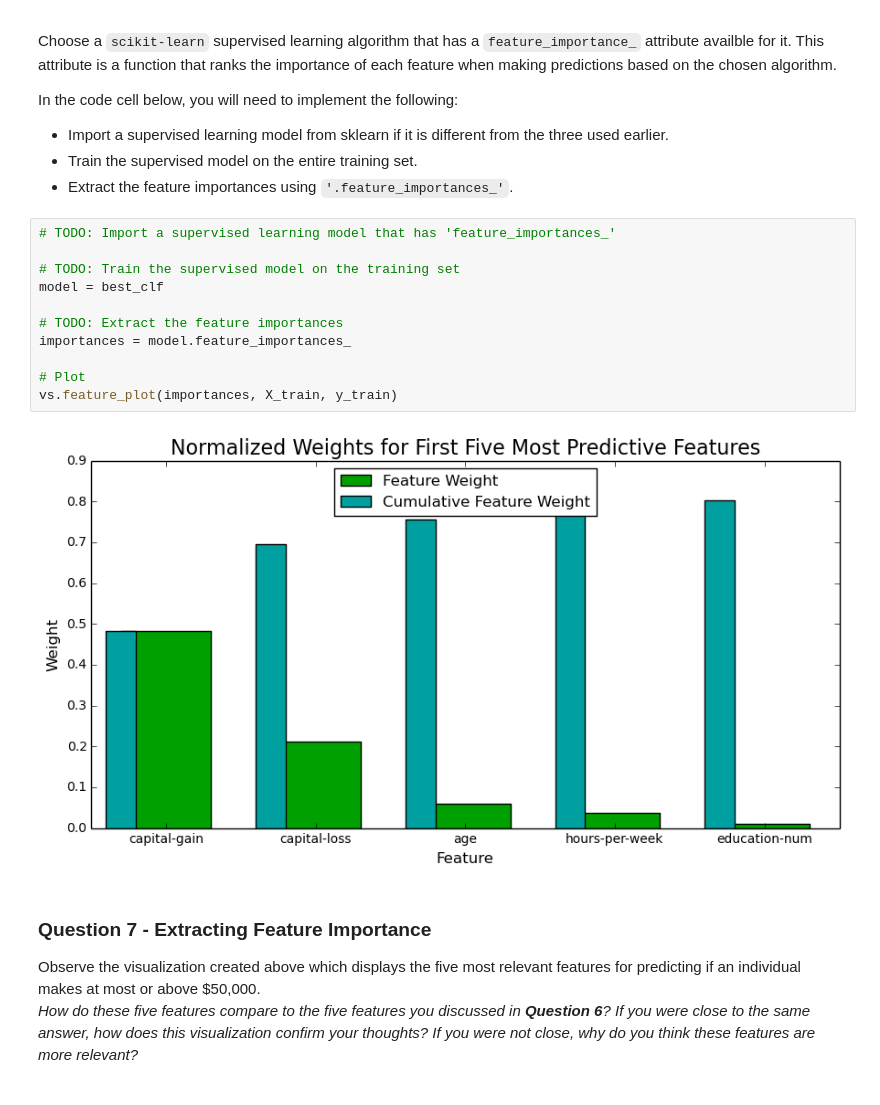
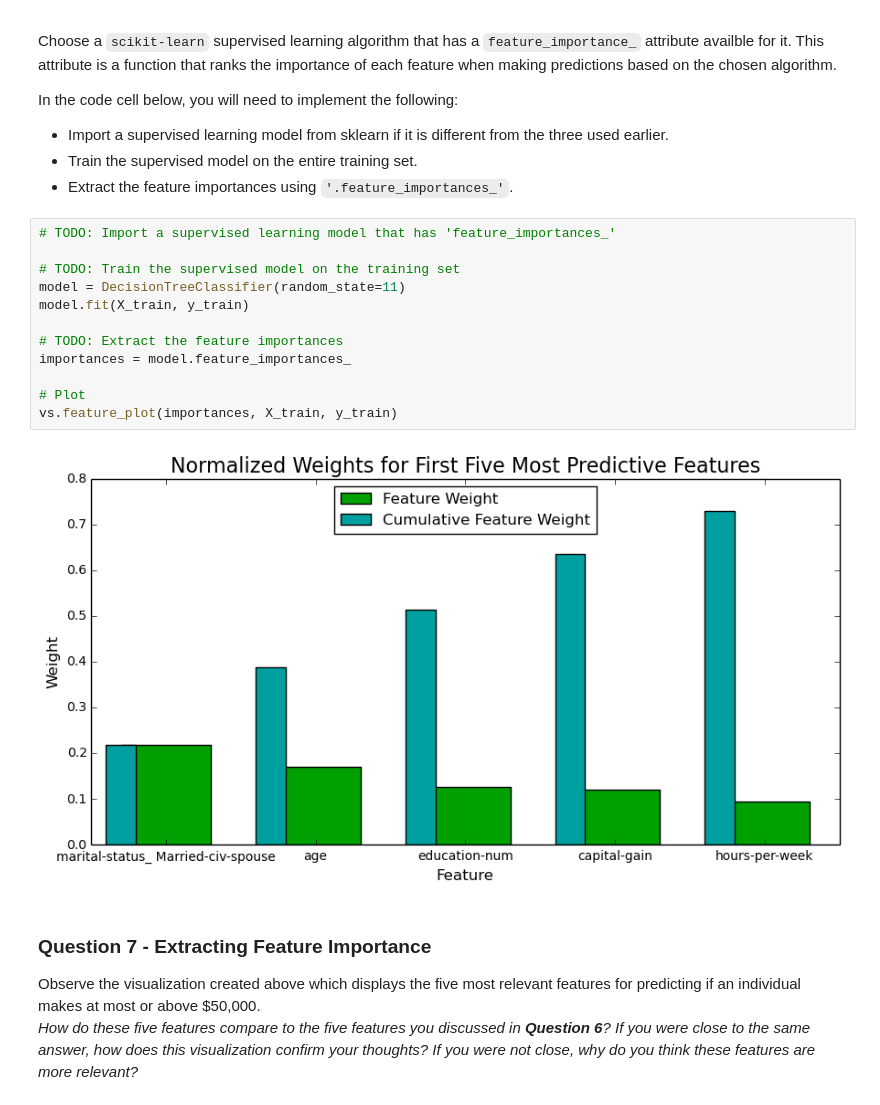
Before and after one commit to vharavu/mlndProj3, a Jupyter notebook: finding_donors.ipynb, the cells around one changed output. Saved outputs shown, nothing was run; the diff lists cells and outputs as text.

```diff
--- a/finding_donors.ipynb
+++ b/finding_donors.ipynb
@@ -533,16 +547,17 @@ In the code cell below, you will need to implement the following:
 # %%
 # TODO: Import a supervised learning model that has 'feature_importances_'
 
 # TODO: Train the supervised model on the training set
-model = best_clf
+model = DecisionTreeClassifier(random_state=11)
+model.fit(X_train, y_train)
 
 # TODO: Extract the feature importances
 importances = model.feature_importances_
 
 # Plot
 vs.feature_plot(importances, X_train, y_train)
 # %% [output]
-[figure, old version]
+[figure, new version]
 # %% [markdown]
 ### Question 7 - Extracting Feature Importance
 
```
Also changed, not shown: parts of 10 cells of this notebook, 1 other file.
